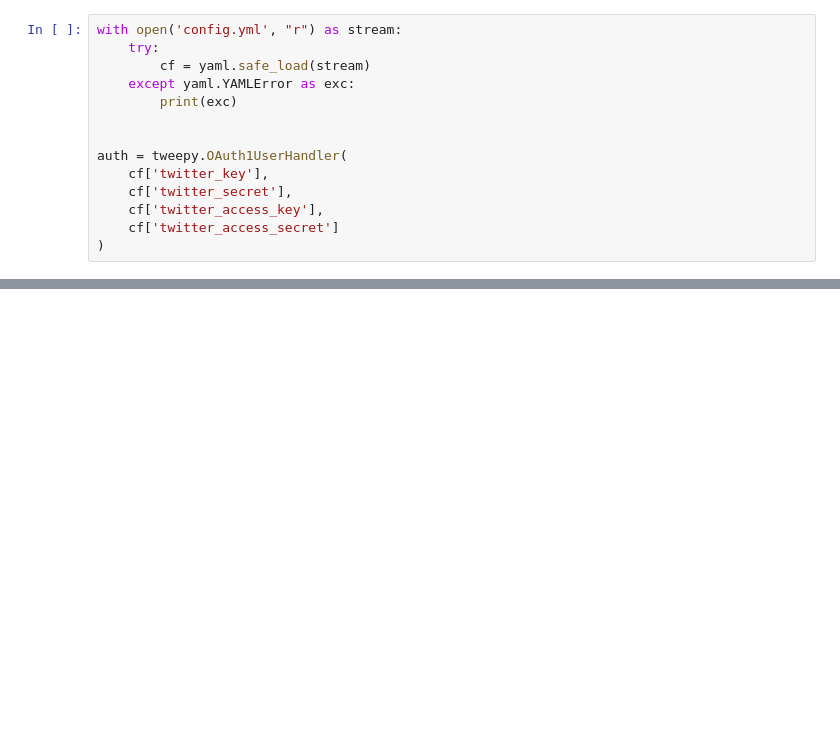
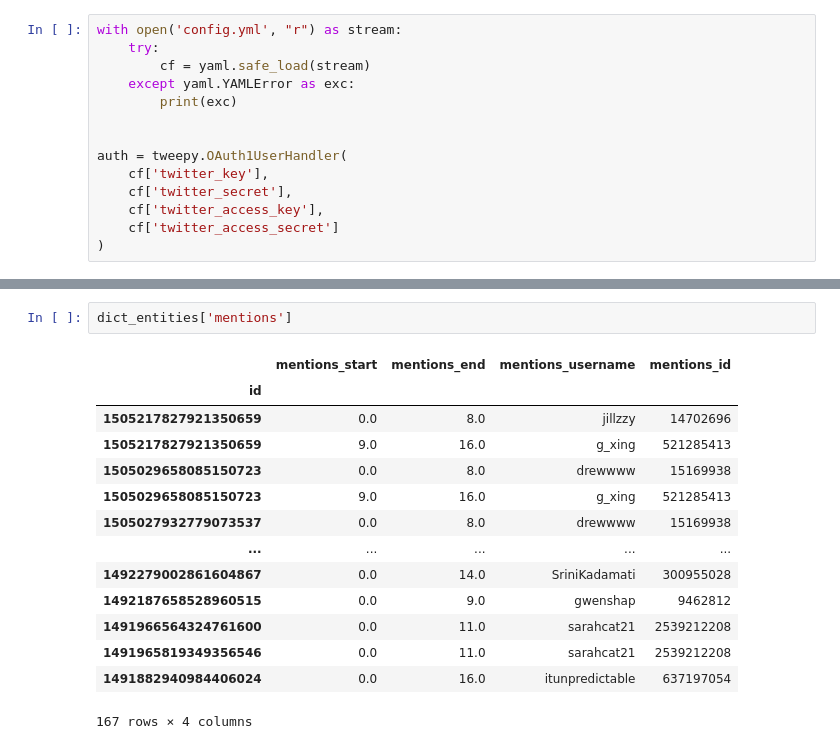
Before and after one commit to ytz/nlp-explore, a Jupyter notebook: notebook/twitter.ipynb, the cells around one changed output, grey strips where cells are left out. Drawn from its saved outputs; the diff is of its cells as text; blank space fills up the shorter version.

```diff
--- a/notebook/twitter.ipynb
+++ b/notebook/twitter.ipynb
@@ -92,0 +127,17 @@ for entity in df_entities.columns:
+# %%
+dict_entities['mentions']
+# %% [output]
+|  | mentions_start | mentions_end | mentions_username | mentions_id |
+| id |  |  |  |  |
+| 1505217827921350659 | 0.0 | 8.0 | jillzzy | 14702696 |
+| 1505217827921350659 | 9.0 | 16.0 | g_xing | 521285413 |
+| 1505029658085150723 | 0.0 | 8.0 | drewwww | 15169938 |
+| 1505029658085150723 | 9.0 | 16.0 | g_xing | 521285413 |
+| 1505027932779073537 | 0.0 | 8.0 | drewwww | 15169938 |
+| ... | ... | ... | ... | ... |
+| 1492279002861604867 | 0.0 | 14.0 | SriniKadamati | 300955028 |
+| 1492187658528960515 | 0.0 | 9.0 | gwenshap | 9462812 |
+| 1491966564324761600 | 0.0 | 11.0 | sarahcat21 | 2539212208 |
+| 1491965819349356546 | 0.0 | 11.0 | sarahcat21 | 2539212208 |
+| 1491882940984406024 | 0.0 | 16.0 | itunpredictable | 637197054 |
+167 rows × 4 columns
```
Also changed, not shown: parts of 13 cells of this notebook.
